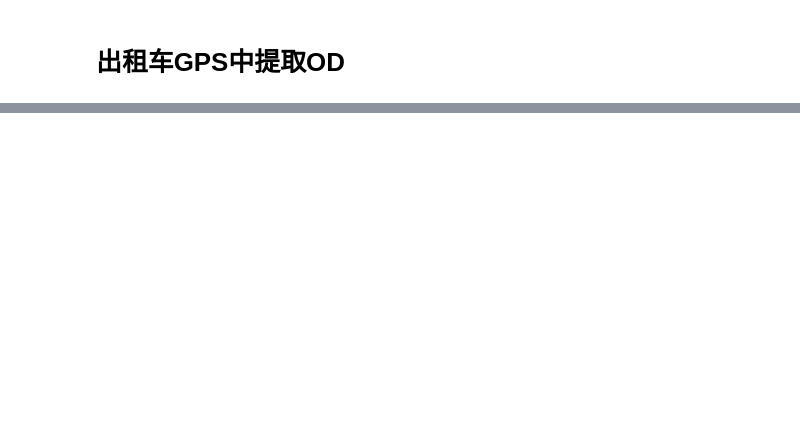
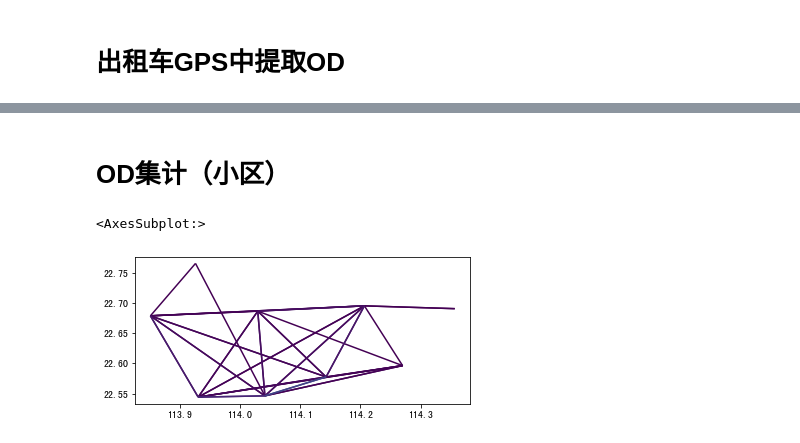
Before and after one commit to ni1o1/plot_map, a Jupyter notebook: example/example-taxiod.ipynb, the cells around one changed output, grey strips where cells are left out. Drawn from its saved outputs; the diff is of its cells as text; code cells hidden in the pictures; blank space fills up the shorter version.

```diff
--- a/example/example-taxiod.ipynb
+++ b/example/example-taxiod.ipynb
@@ -51,0 +57,13 @@ plt.show()
+# %% [markdown]
+# OD集计（小区）
+# %%
+#读取区域信息
+import geopandas as gpd
+sz = gpd.read_file(r'sz.json')
+sz.crs = None
+#OD集计到小区（在不传入栅格化参数时，直接用经纬度匹配）
+od_gdf = plot_map.odagg_shape(oddata,sz,round_accuracy=6)
+od_gdf.plot(column = 'count')
+# %% [output]
+<AxesSubplot:>
+[figure, added]
```
Also changed, not shown: parts of 7 cells of this notebook, 11 other files.
